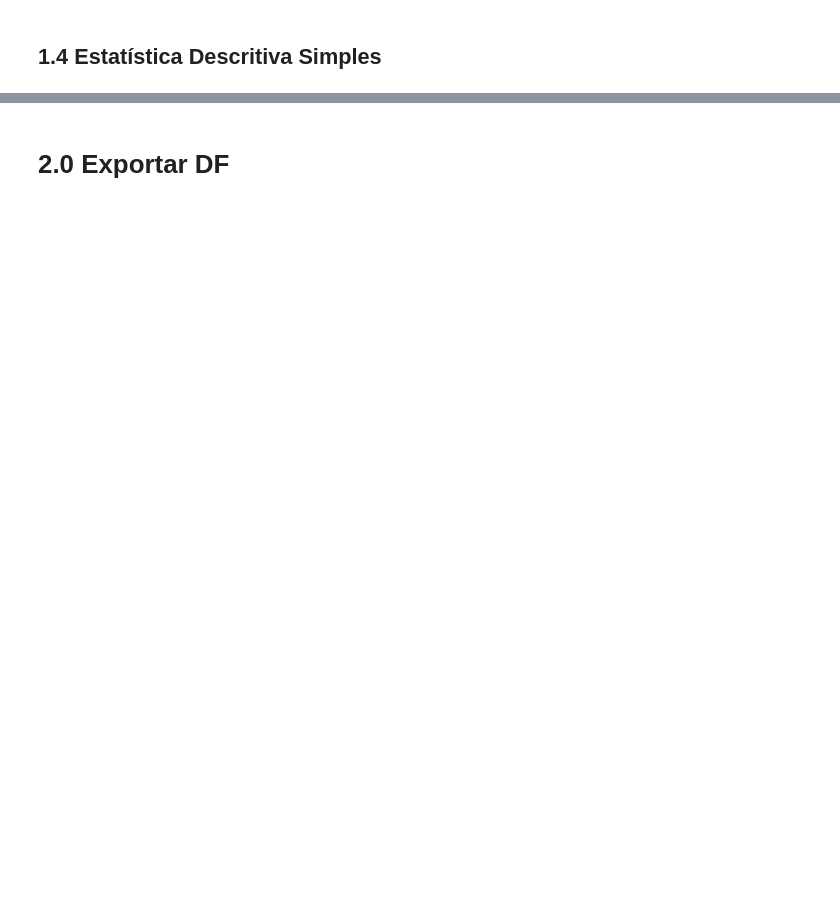
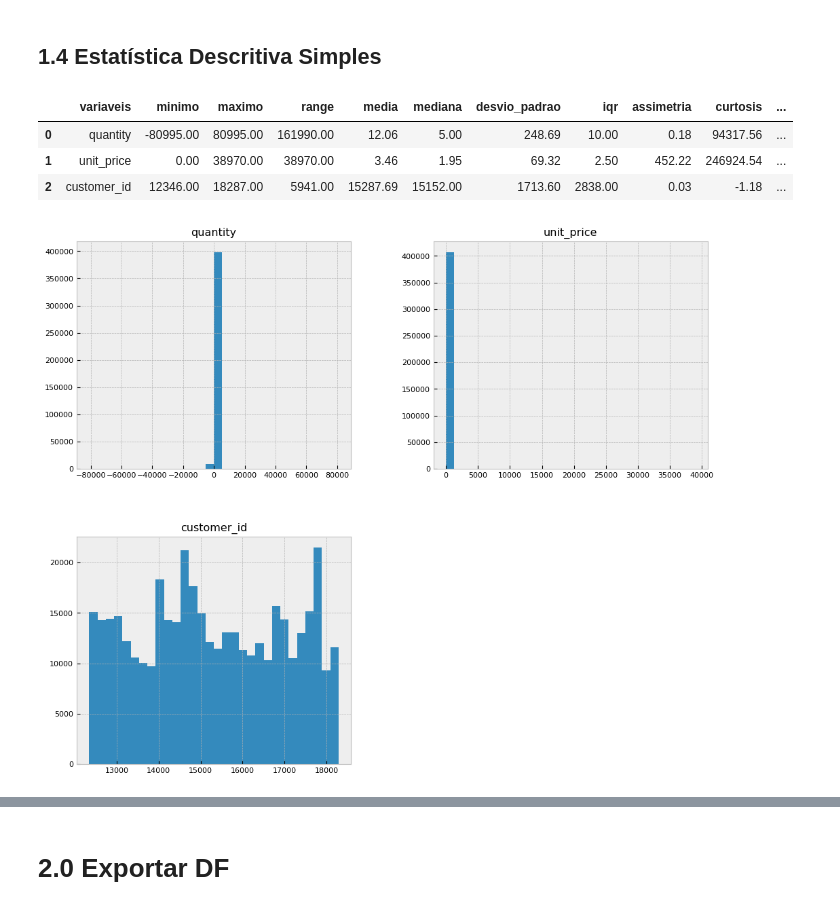
Before and after one commit to Gabrielnbr/Fidelidade-Classificacao, a Jupyter notebook: notebooks/1.0.descricao_dados.ipynb, the cells around one changed output, grey strips where cells are left out. Drawn from its saved outputs; the diff is of its cells as text; code cells hidden in the pictures; blank space fills up the shorter version.

```diff
--- a/notebooks/1.0.descricao_dados.ipynb
+++ b/notebooks/1.0.descricao_dados.ipynb
@@ -99,3 +101,17 @@ country                    str
 dtype: object
 # %% [markdown]
 ## 1.4 Estatística Descritiva Simples
+# %%
+var_num = df_raw.select_dtypes(include = ['int64','float64'])
+var_cat = df_raw.select_dtypes(exclude = ['int64','float64'])
+# %%
+fs.estatistica_descritiva(var_num)
+# %% [output]
+|  | variaveis | minimo | maximo | range | media | mediana | desvio_padrao | iqr | assimetria | curtosis | ... |
+| 0 | quantity | -80995.00 | 80995.00 | 161990.00 | 12.06 | 5.00 | 248.69 | 10.00 | 0.18 | 94317.56 | ... |
+| 1 | unit_price | 0.00 | 38970.00 | 38970.00 | 3.46 | 1.95 | 69.32 | 2.50 | 452.22 | 246924.54 | ... |
+| 2 | customer_id | 12346.00 | 18287.00 | 5941.00 | 15287.69 | 15152.00 | 1713.60 | 2838.00 | 0.03 | -1.18 | ... |
+# %%
+var_num.hist(bins=30);
+# %% [output]
+[figure, added]
```
Also changed, not shown: parts of 15 cells of this notebook, 1 other file.
